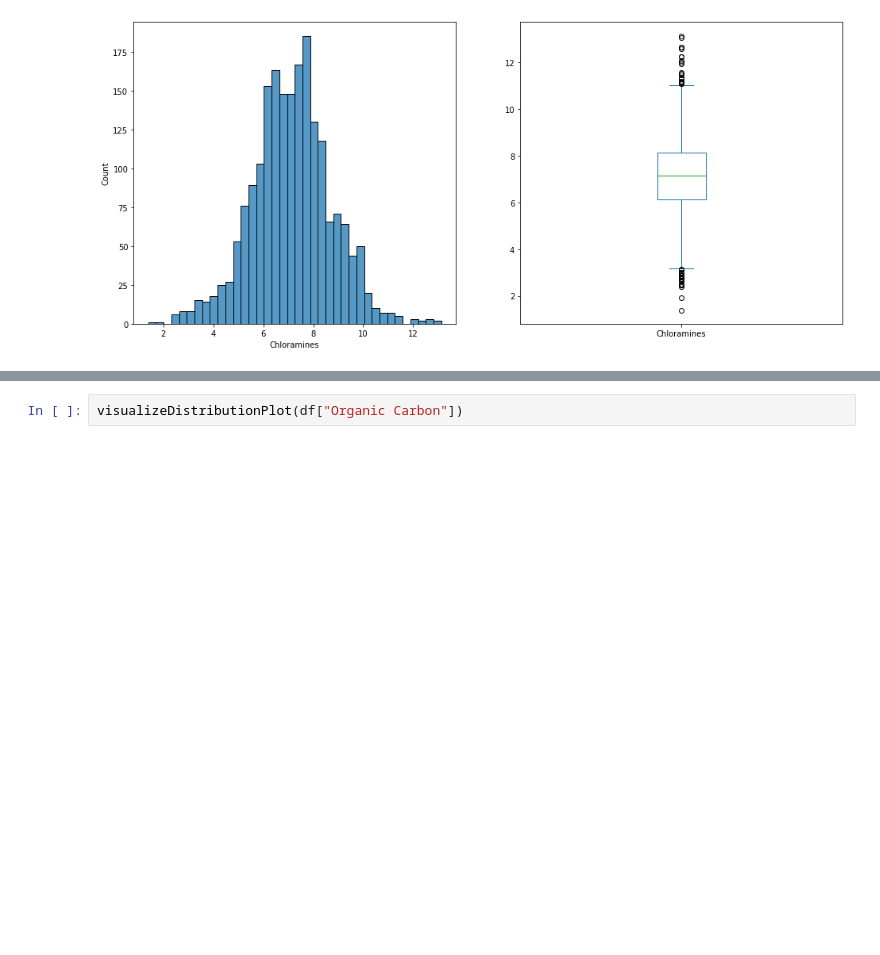
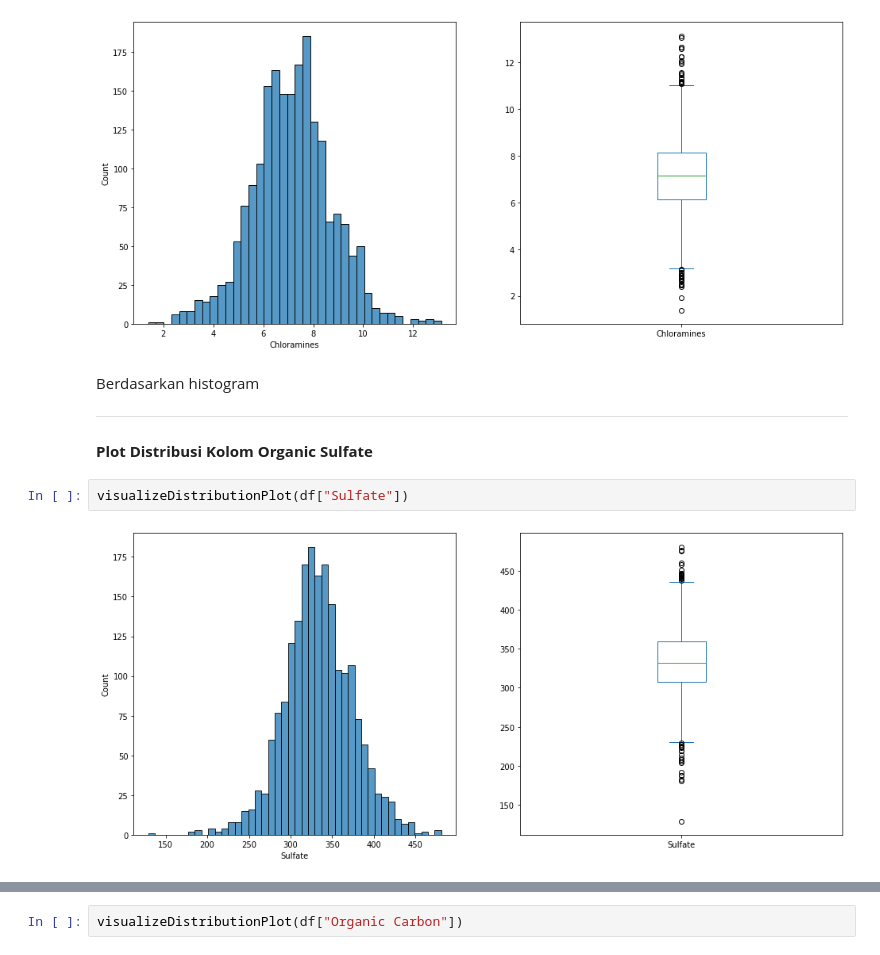
Before and after one commit to firizky29/probability-and-statistics-analysis, a Jupyter notebook: src/main.ipynb, the cells around one changed output, grey strips where cells are left out. Cells and saved outputs as stored; diff of their text form; blank space fills up the shorter version.

```diff
--- a/src/main.ipynb
+++ b/src/main.ipynb
@@ -57,3 +102,12 @@ visualizeDistributionPlot(df["Solids"])
 visualizeDistributionPlot(df["Chloramines"])
 # %% [output]
 [figure]
+# %% [markdown]
+Berdasarkan histogram
+***
+
+#### **Plot Distribusi Kolom Organic Sulfate**
+# %%
+visualizeDistributionPlot(df["Sulfate"])
+# %% [output]
+[figure, added]
```
Also changed, not shown: parts of 17 cells of this notebook.
